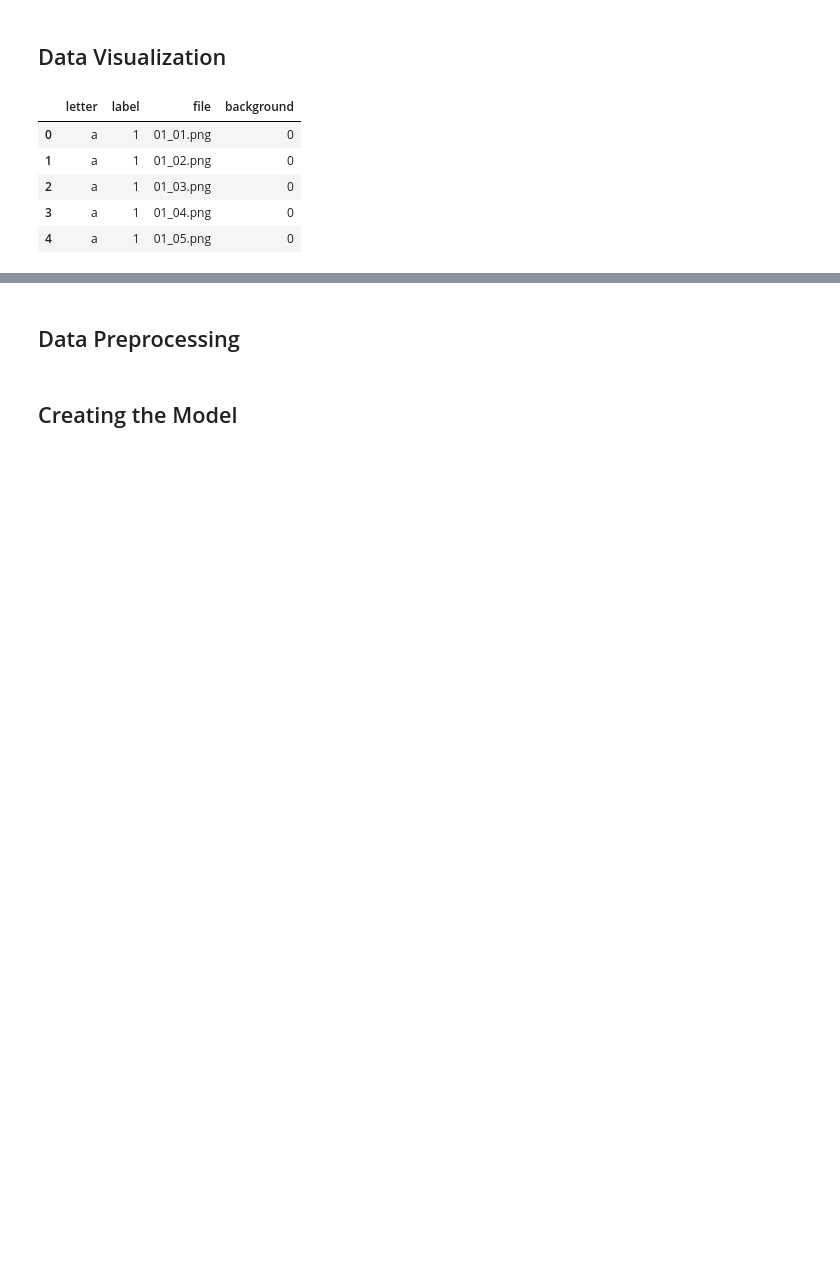
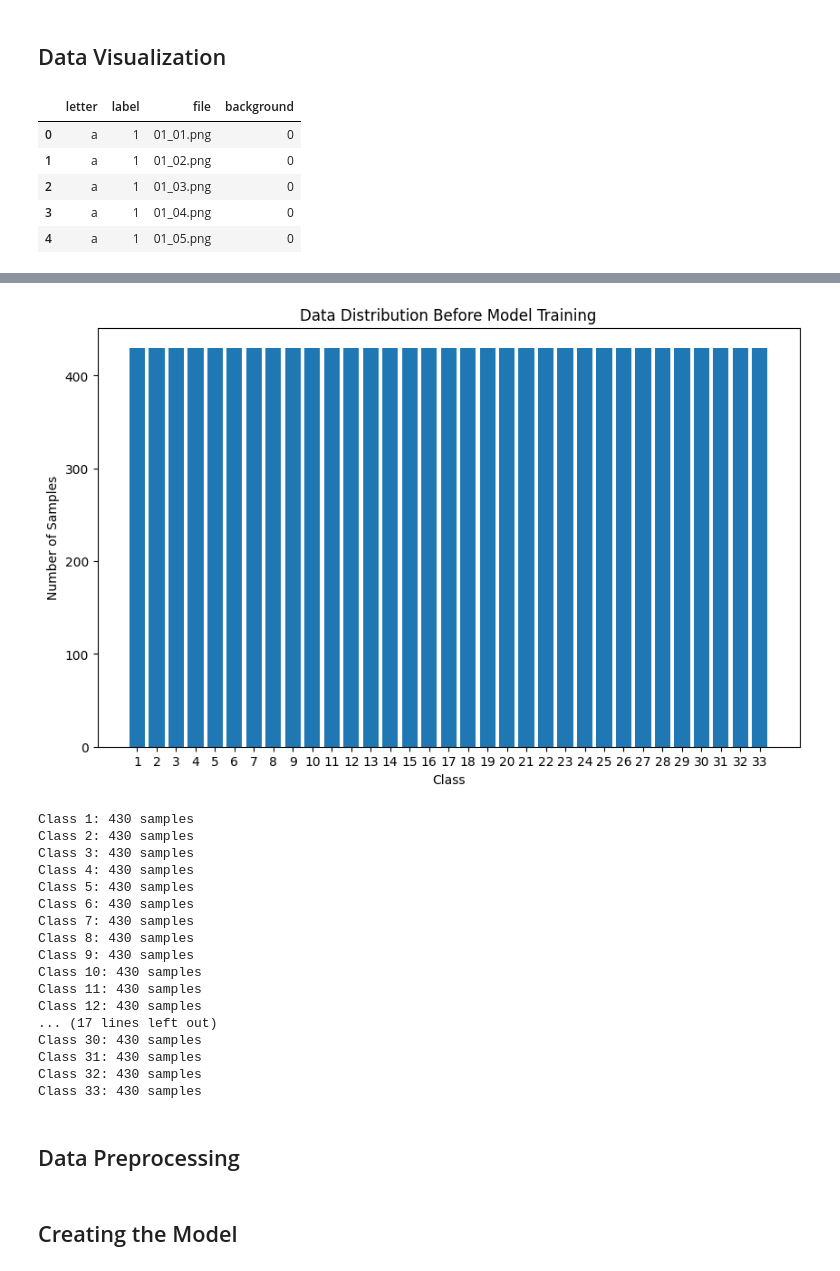
Before and after one commit to kiing-dom/CS4287, a Jupyter notebook: Assignment2CNN/CS4287_Assign2_20243561_20250762.ipynb, the cells around one changed output, grey strips where cells are left out. Saved outputs shown, nothing was run; the diff lists cells and outputs as text; code cells hidden in the pictures; blank space fills up the shorter version.

```diff
--- a/Assignment2CNN/CS4287_Assign2_20243561_20250762.ipynb
+++ b/Assignment2CNN/CS4287_Assign2_20243561_20250762.ipynb
@@ -57,6 +61,46 @@ plt.show()
 # %%
 labels = df['label'] #corresponding to the "label" column in the csv file
 file_names = df['file'] #corresponds to the "file" column in the csv file
+# %%
+y_train = df['label']
+
+# Assuming class_labels is a list of class names
+class_labels = sorted(y_train.unique())  # Assuming labels are integers
+
+# Count the number of samples for each class
+class_counts = y_train.value_counts()
+
+# Plot the bar chart
+plt.figure(figsize=(10, 6))
+plt.bar(class_labels, class_counts[class_labels], tick_label=class_labels)
+plt.xlabel('Class')
+plt.ylabel('Number of Samples')
+plt.title('Data Distribution Before Model Training')
+plt.show()
+
+# Print the exact counts
+for label in class_labels:
+    count = class_counts[label] if label in class_counts else 0
+    print(f"Class {label}: {count} samples")
+# %% [output]
+[figure, added]
+Class 1: 430 samples
+Class 2: 430 samples
+Class 3: 430 samples
+Class 4: 430 samples
+Class 5: 430 samples
+Class 6: 430 samples
+Class 7: 430 samples
+Class 8: 430 samples
+Class 9: 430 samples
+Class 10: 430 samples
+Class 11: 430 samples
+Class 12: 430 samples
+... (17 lines left out)
+Class 30: 430 samples
+Class 31: 430 samples
+Class 32: 430 samples
+Class 33: 430 samples
 # %% [markdown]
 ## Data Preprocessing
 # %%
```
Also changed, not shown: parts of 9 cells of this notebook.
